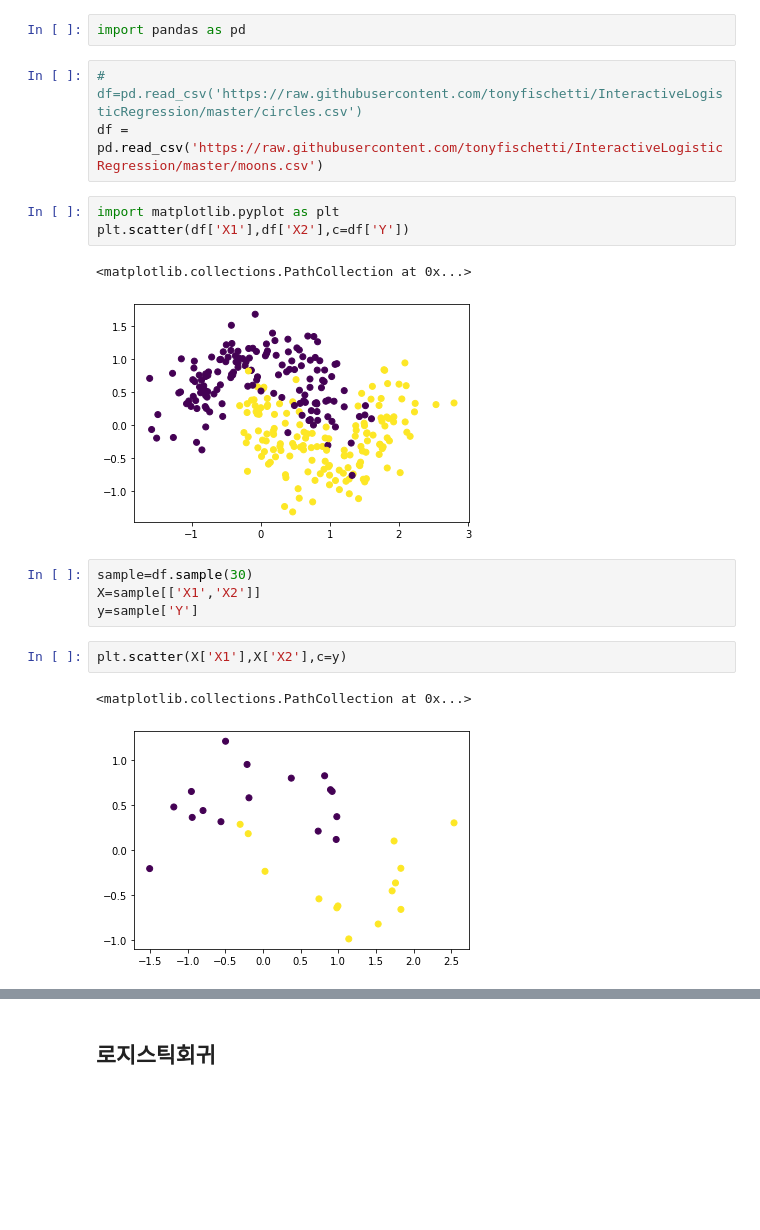
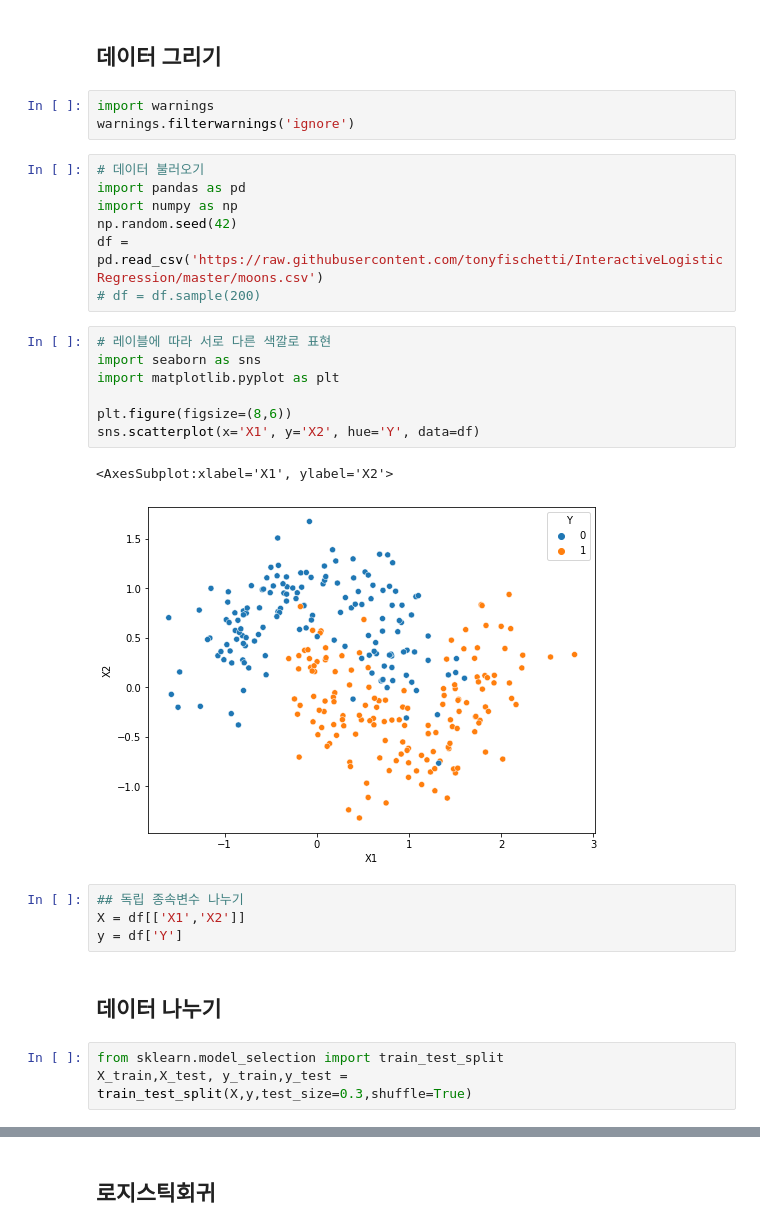
Before and after one commit to ralbu85/DataScience_2022S, a Jupyter notebook: 05_2_일반화와과적합_분류.ipynb, the cells around one changed output, grey strips where cells are left out. Drawn from its saved outputs; the diff is of its cells as text; blank space fills up the shorter version.

```diff
--- a/05_2_일반화와과적합_분류.ipynb
+++ b/05_2_일반화와과적합_분류.ipynb
@@ -1,20 +1,31 @@
-# %%
-import pandas as pd
+# %% [markdown]
+## 데이터 그리기
+# %%
+import warnings
+warnings.filterwarnings('ignore')
 # %%
-# df=pd.read_csv('https://raw.githubusercontent.com/tonyfischetti/InteractiveLogisticRegression/master/circles.csv')
+# 데이터 불러오기
+import pandas as pd
+import numpy as np
+np.random.seed(42)
 df = pd.read_csv('https://raw.githubusercontent.com/tonyfischetti/InteractiveLogisticRegression/master/moons.csv')
+# df = df.sample(200)
-# %%
-import matplotlib.pyplot as plt
-plt.scatter(df['X1'],df['X2'],c=df['Y'])
-# %% [output]
-<matplotlib.collections.PathCollection at 0x...>
-[figure, removed]
+# %%
+# 레이블에 따라 서로 다른 색깔로 표현
+import seaborn as sns
+import matplotlib.pyplot as plt
+
+plt.figure(figsize=(8,6))
+sns.scatterplot(x='X1', y='X2', hue='Y', data=df)
+# %% [output]
+<AxesSubplot:xlabel='X1', ylabel='X2'>
+[figure, added]
 # %%
-sample=df.sample(30)
-X=sample[['X1','X2']]
-y=sample['Y']
+## 독립 종속변수 나누기
+X = df[['X1','X2']]
+y = df['Y']
-# %%
-plt.scatter(X['X1'],X['X2'],c=y)
-# %% [output]
-<matplotlib.collections.PathCollection at 0x...>
-[figure, removed]
+# %% [markdown]
+## 데이터 나누기
+# %%
+from sklearn.model_selection import train_test_split
+X_train,X_test, y_train,y_test = train_test_split(X,y,test_size=0.3,shuffle=True)
```
Also changed, not shown: parts of 33 cells of this notebook, 3 other files.
